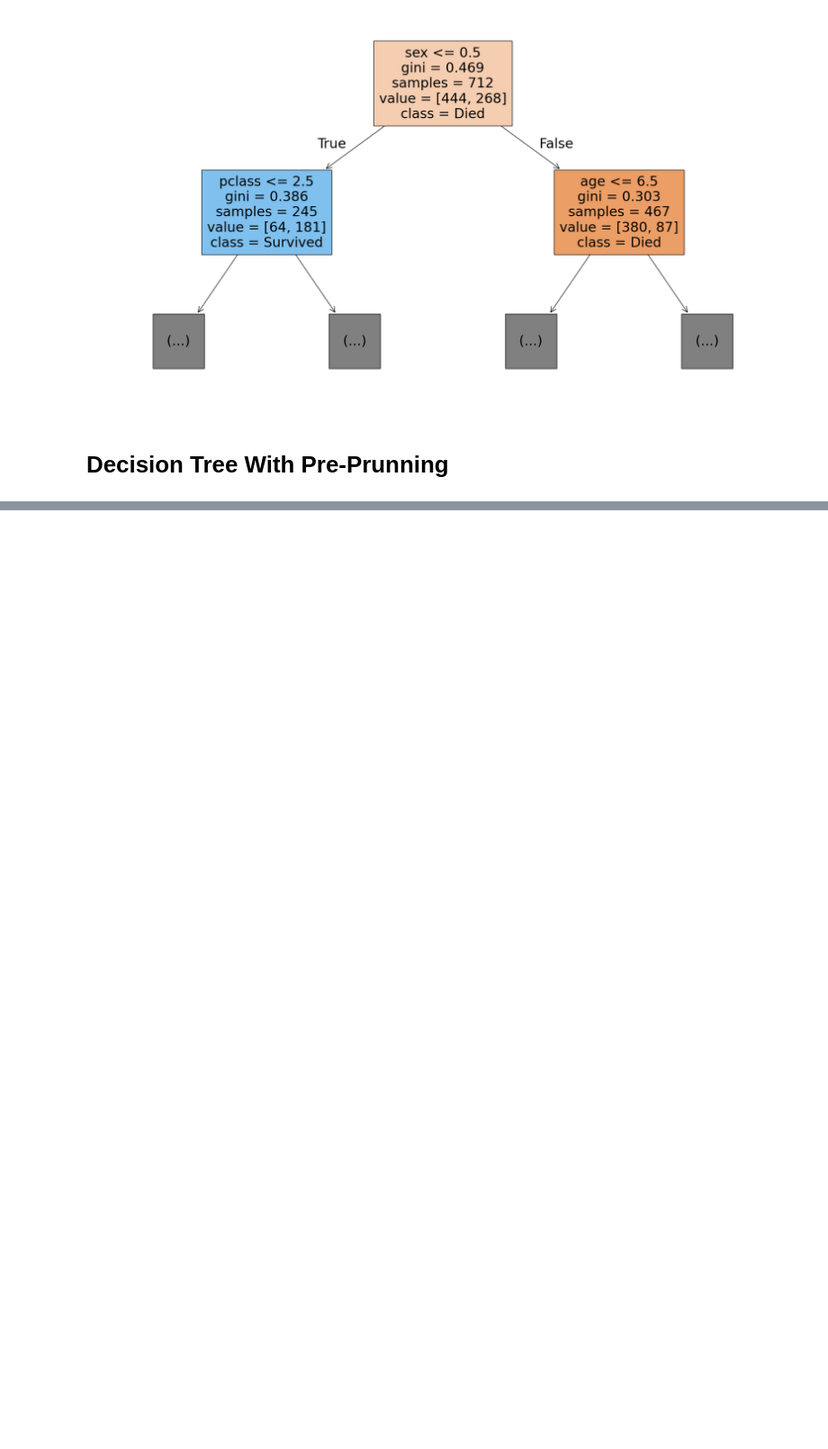
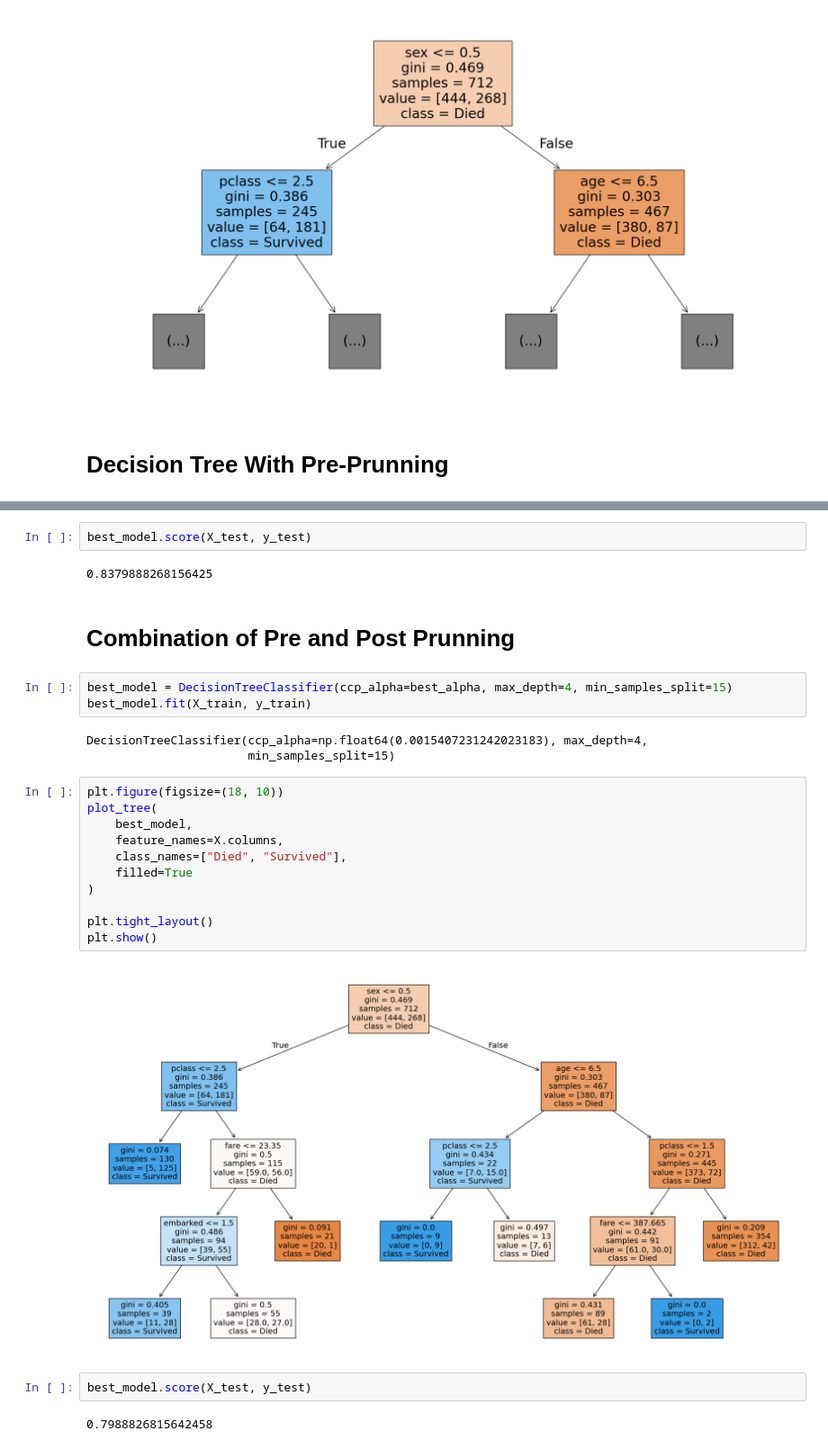
Before and after one commit to KARTHIKAKRISHNA123/aiml-knowledge-base, a Jupyter notebook: prime/Supervised ML/6.Decision Trees/Decision_Tree_Classifier_mine.ipynb, the cells around one changed output, grey strips where cells are left out. Shown at 90% size. Saved outputs shown, nothing was run; the diff lists cells and outputs as text; blank space fills up the shorter version.

Commit message:
feat: completed with prunning techniques

```diff
--- a/prime/Supervised ML/6.Decision Trees/Decision_Tree_Classifier_mine.ipynb
+++ b/prime/Supervised ML/6.Decision Trees/Decision_Tree_Classifier_mine.ipynb
@@ -281,0 +354,29 @@ for split 30 the accuracy is 0.7932960893854749
+# %%
+best_model.score(X_test, y_test)
+# %% [output]
+0.8379888268156425
+# %% [markdown]
+# Combination of Pre and Post Prunning
+# %%
+best_model = DecisionTreeClassifier(ccp_alpha=best_alpha, max_depth=4, min_samples_split=15)
+best_model.fit(X_train, y_train)
+# %% [output]
+DecisionTreeClassifier(ccp_alpha=np.float64(0.0015407231242023183), max_depth=4,
+                       min_samples_split=15)
+# %%
+plt.figure(figsize=(18, 10))
+plot_tree(
+    best_model,
+    feature_names=X.columns,
+    class_names=["Died", "Survived"],
+    filled=True
+)
+
+plt.tight_layout()
+plt.show()
+# %% [output]
+[figure, added]
+# %%
+best_model.score(X_test, y_test)
+# %% [output]
+0.7988826815642458
```
Also changed, not shown: parts of 12 cells of this notebook, 2 other files.
